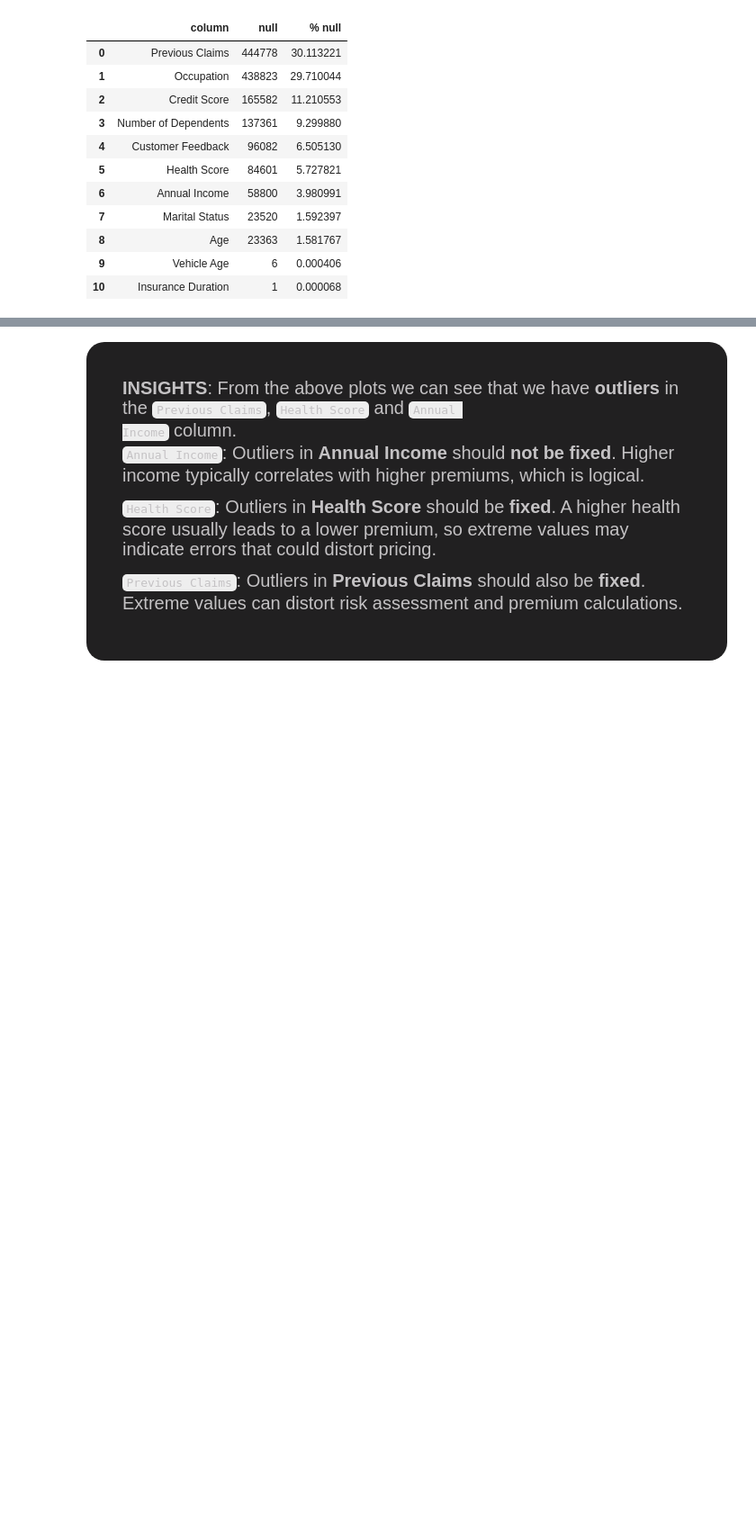
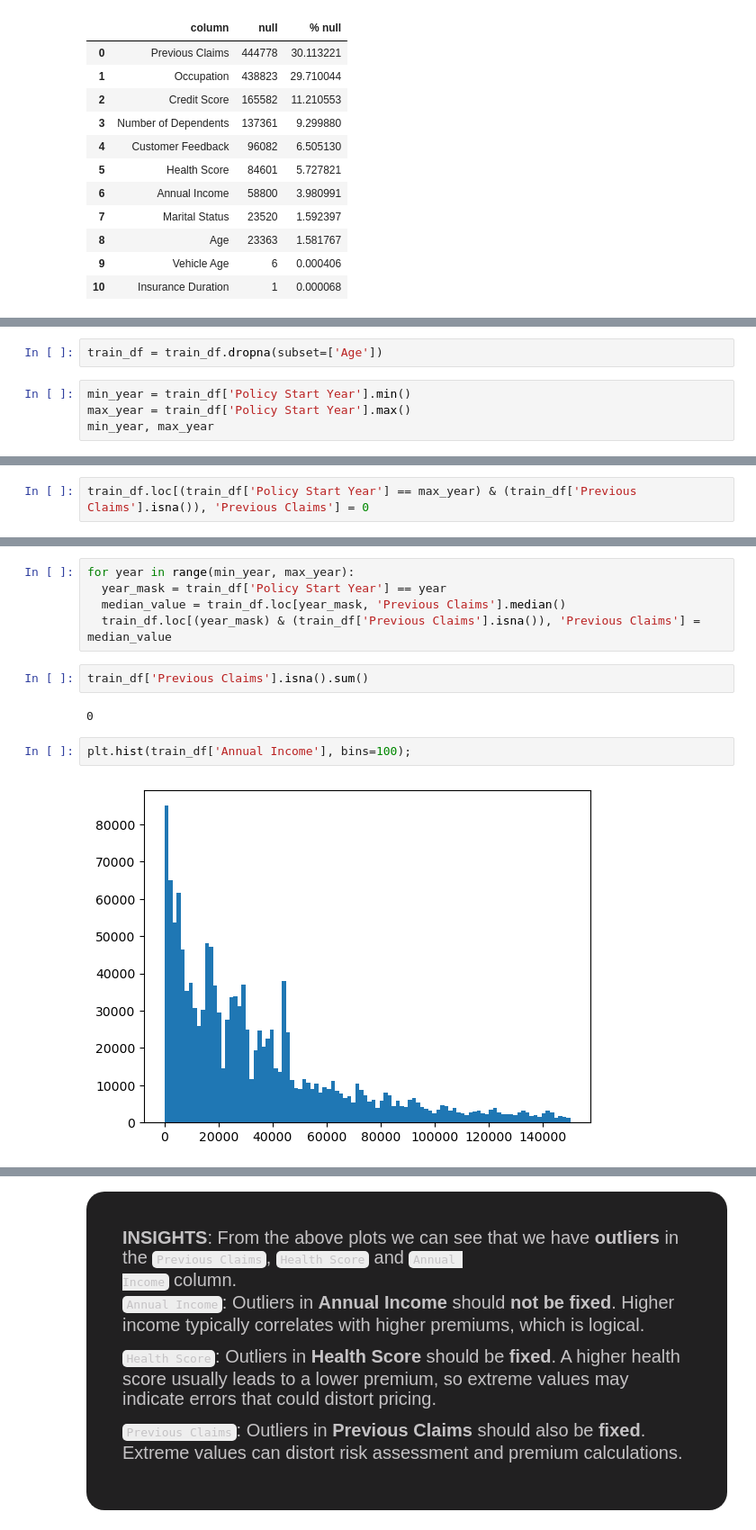
Before and after one commit to I-Scream-4-Icecream/Kaggle, a Jupyter notebook: Playground Series S4E12/main.ipynb, the cells around one changed output, grey strips where cells are left out. Shown at 90% size. Saved outputs shown, nothing was run; the diff lists cells and outputs as text; blank space fills up the shorter version.

```diff
--- a/Playground Series S4E12/main.ipynb
+++ b/Playground Series S4E12/main.ipynb
@@ -409,0 +433,6 @@ missing_numerical_columns = missing_numerical_columns['column']
+# %%
+train_df = train_df.dropna(subset=['Age'])
+# %%
+min_year = train_df['Policy Start Year'].min()
+max_year = train_df['Policy Start Year'].max()
+min_year, max_year
@@ -409,0 +455,2 @@ missing_numerical_columns = missing_numerical_columns['column']
+# %%
+train_df.loc[(train_df['Policy Start Year'] == max_year) & (train_df['Previous Claims'].isna()), 'Previous Claims'] = 0
@@ -409,0 +461,13 @@ missing_numerical_columns = missing_numerical_columns['column']
+# %%
+for year in range(min_year, max_year):
+  year_mask = train_df['Policy Start Year'] == year
+  median_value = train_df.loc[year_mask, 'Previous Claims'].median()
+  train_df.loc[(year_mask) & (train_df['Previous Claims'].isna()), 'Previous Claims'] = median_value
+# %%
+train_df['Previous Claims'].isna().sum()
+# %% [output]
+0
+# %%
+plt.hist(train_df['Annual Income'], bins=100);
+# %% [output]
+[figure, added]
```
Also changed, not shown: parts of 53 cells of this notebook.
